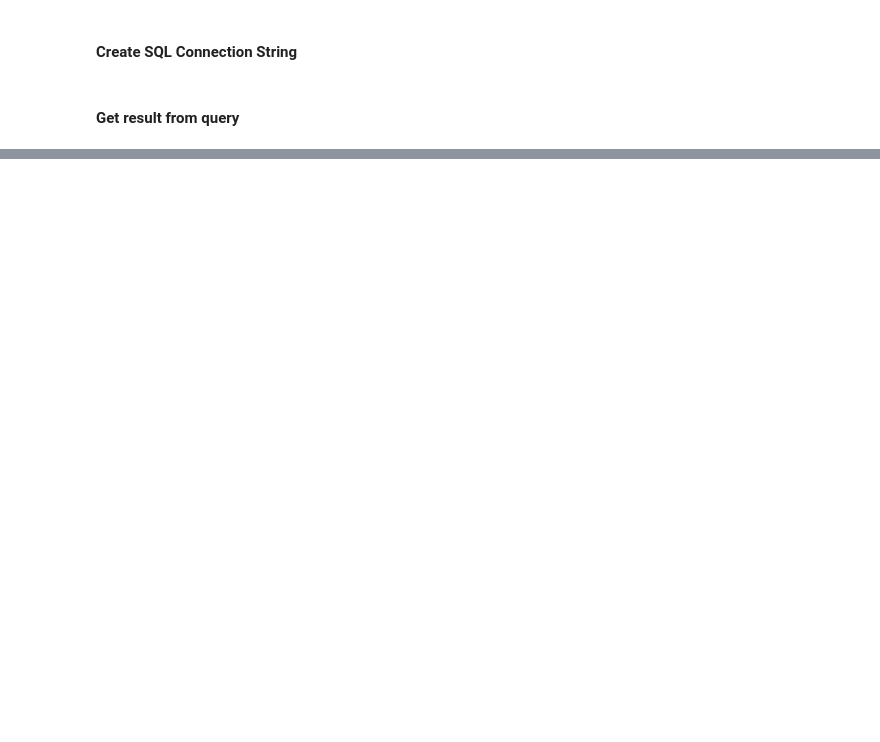
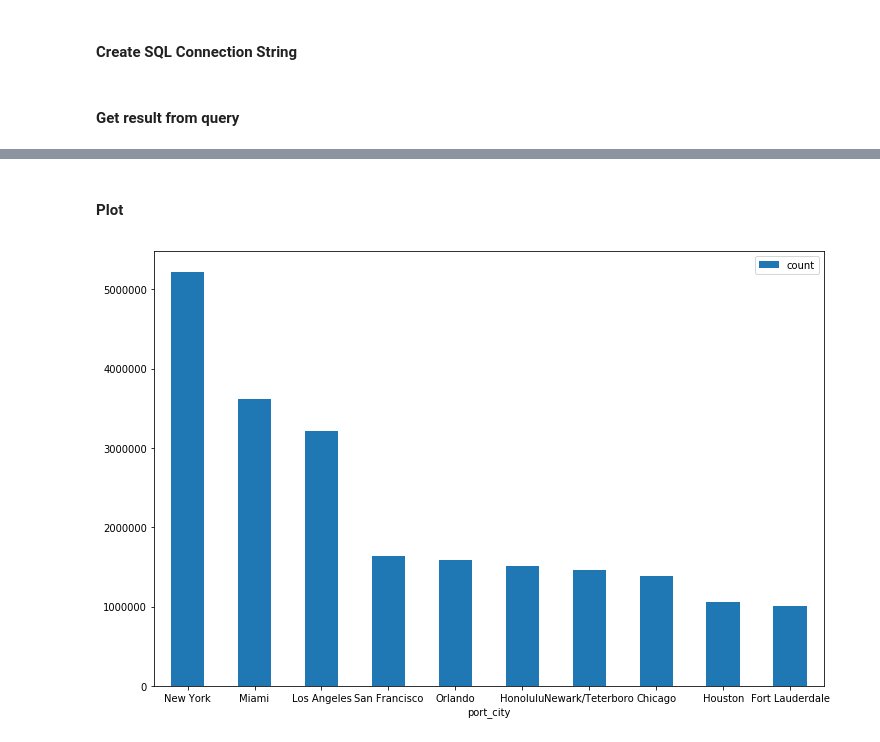
Before and after one commit to supratim94336/DataEngineeringCapstoneProject, a Jupyter notebook: Tester.ipynb, the cells around one changed output, grey strips where cells are left out. Drawn from its saved outputs; the diff is of its cells as text; code cells hidden in the pictures; blank space fills up the shorter version.

```diff
--- a/Tester.ipynb
+++ b/Tester.ipynb
@@ -60,0 +174,10 @@ test = pd.read_sql_query(test_query, redshift_engine)
+# %%
+# port city from where people arrived
+query = """
+SELECT TOP 10 b.port_city, b.port_state_or_country, COUNT(cicid) AS count
+FROM project.immigration a INNER JOIN project.i94ports b ON a.i94port=b.port_code
+GROUP BY b.port_city, b.port_state_or_country
+ORDER BY COUNT(cicid) DESC
+"""
+df = pr.redshift_to_pandas(query)
+df
@@ -60,0 +196,7 @@ test = pd.read_sql_query(test_query, redshift_engine)
+# %% [markdown]
+#### Plot
+# %%
+df.plot.bar(x='port_city', y='count', figsize=(12,8), rot=0)
+plt.show()
+# %% [output]
+[figure, added]
```
Also changed, not shown: parts of 26 cells of this notebook, 11 other files.
